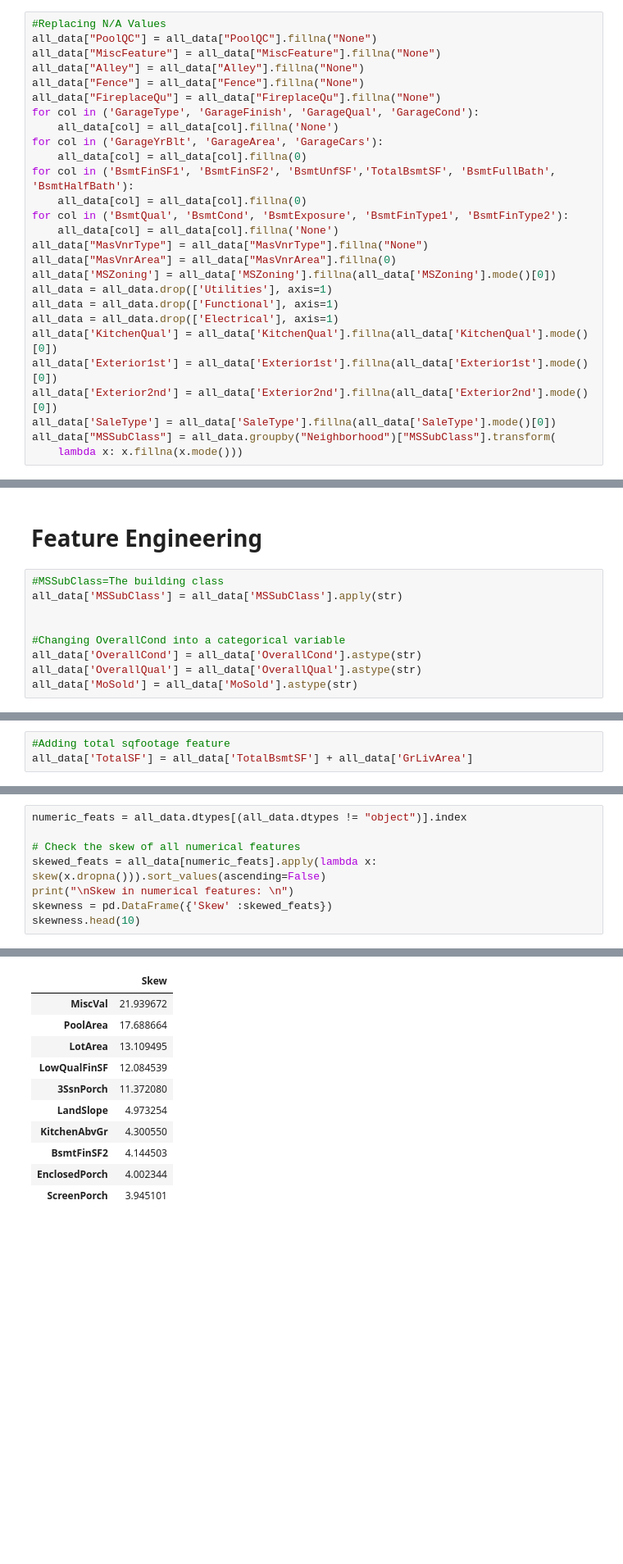
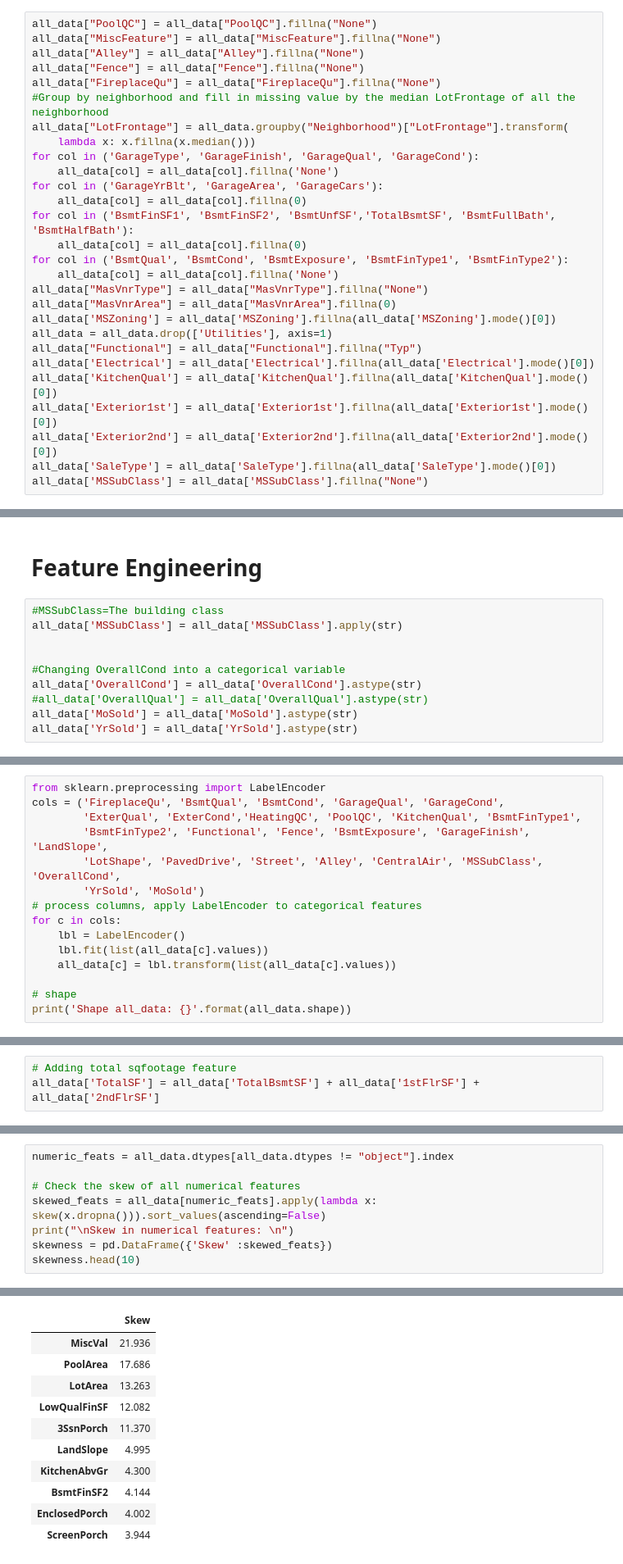
Before and after one commit to Ablomis/Kaggle, a Jupyter notebook: House Prices/HousePricesRedux.ipynb, the cells around one changed output, grey strips where cells are left out. Shown at 82% size. Saved outputs shown, nothing was run; the diff lists cells and outputs as text; blank space fills up the shorter version.

```diff
--- a/House Prices/HousePricesRedux.ipynb
+++ b/House Prices/HousePricesRedux.ipynb
@@ -197,10 +193,12 @@ sns.jointplot(x="LotArea", y="LotFrontage", data=train);
 # %%
-#Replacing N/A Values
 all_data["PoolQC"] = all_data["PoolQC"].fillna("None")
 all_data["MiscFeature"] = all_data["MiscFeature"].fillna("None")
 all_data["Alley"] = all_data["Alley"].fillna("None")
 all_data["Fence"] = all_data["Fence"].fillna("None")
 all_data["FireplaceQu"] = all_data["FireplaceQu"].fillna("None")
+#Group by neighborhood and fill in missing value by the median LotFrontage of all the neighborhood
+all_data["LotFrontage"] = all_data.groupby("Neighborhood")["LotFrontage"].transform(
+    lambda x: x.fillna(x.median()))
 for col in ('GarageType', 'GarageFinish', 'GarageQual', 'GarageCond'):
     all_data[col] = all_data[col].fillna('None')
 for col in ('GarageYrBlt', 'GarageArea', 'GarageCars'):
@@ -213,11 +211,10 @@ all_data["MasVnrType"] = all_data["MasVnrType"].fillna("None")
 all_data["MasVnrArea"] = all_data["MasVnrArea"].fillna(0)
 all_data['MSZoning'] = all_data['MSZoning'].fillna(all_data['MSZoning'].mode()[0])
 all_data = all_data.drop(['Utilities'], axis=1)
-all_data = all_data.drop(['Functional'], axis=1)
-all_data = all_data.drop(['Electrical'], axis=1)
+all_data["Functional"] = all_data["Functional"].fillna("Typ")
+all_data['Electrical'] = all_data['Electrical'].fillna(all_data['Electrical'].mode()[0])
 all_data['KitchenQual'] = all_data['KitchenQual'].fillna(all_data['KitchenQual'].mode()[0])
 all_data['Exterior1st'] = all_data['Exterior1st'].fillna(all_data['Exterior1st'].mode()[0])
 all_data['Exterior2nd'] = all_data['Exterior2nd'].fillna(all_data['Exterior2nd'].mode()[0])
 all_data['SaleType'] = all_data['SaleType'].fillna(all_data['SaleType'].mode()[0])
-all_data["MSSubClass"] = all_data.groupby("Neighborhood")["MSSubClass"].transform(
-    lambda x: x.fillna(x.mode()))
+all_data['MSSubClass'] = all_data['MSSubClass'].fillna("None")
@@ -271,5 +235,6 @@ all_data['MSSubClass'] = all_data['MSSubClass'].apply(str)
 
 #Changing OverallCond into a categorical variable
 all_data['OverallCond'] = all_data['OverallCond'].astype(str)
-all_data['OverallQual'] = all_data['OverallQual'].astype(str)
+#all_data['OverallQual'] = all_data['OverallQual'].astype(str)
 all_data['MoSold'] = all_data['MoSold'].astype(str)
+all_data['YrSold'] = all_data['YrSold'].astype(str)
@@ -317,0 +290,15 @@ Shape all_data: (2917, 75)
+# %%
+from sklearn.preprocessing import LabelEncoder
+cols = ('FireplaceQu', 'BsmtQual', 'BsmtCond', 'GarageQual', 'GarageCond',
+        'ExterQual', 'ExterCond','HeatingQC', 'PoolQC', 'KitchenQual', 'BsmtFinType1',
+        'BsmtFinType2', 'Functional', 'Fence', 'BsmtExposure', 'GarageFinish', 'LandSlope',
+        'LotShape', 'PavedDrive', 'Street', 'Alley', 'CentralAir', 'MSSubClass', 'OverallCond',
+        'YrSold', 'MoSold')
+# process columns, apply LabelEncoder to categorical features
+for c in cols:
+    lbl = LabelEncoder()
+    lbl.fit(list(all_data[c].values))
+    all_data[c] = lbl.transform(list(all_data[c].values))
+
+# shape
+print('Shape all_data: {}'.format(all_data.shape))
@@ -318,3 +307,3 @@ Shape all_data: (2917, 75)
 # %%
-#Adding total sqfootage feature
-all_data['TotalSF'] = all_data['TotalBsmtSF'] + all_data['GrLivArea']
+# Adding total sqfootage feature
+all_data['TotalSF'] = all_data['TotalBsmtSF'] + all_data['1stFlrSF'] + all_data['2ndFlrSF']
@@ -325,22 +310,22 @@ y_train = np.log1p(y_train)
 # %%
-numeric_feats = all_data.dtypes[(all_data.dtypes != "object")].index
+numeric_feats = all_data.dtypes[all_data.dtypes != "object"].index
 
 # Check the skew of all numerical features
 skewed_feats = all_data[numeric_feats].apply(lambda x: skew(x.dropna())).sort_values(ascending=False)
 print("\nSkew in numerical features: \n")
 skewness = pd.DataFrame({'Skew' :skewed_feats})
 skewness.head(10)
 # %% [output]
 Skew in numerical features:
 |  | Skew |
-| MiscVal | 21.939672 |
-| PoolArea | 17.688664 |
-| LotArea | 13.109495 |
-| LowQualFinSF | 12.084539 |
-| 3SsnPorch | 11.372080 |
-| LandSlope | 4.973254 |
-| KitchenAbvGr | 4.300550 |
-| BsmtFinSF2 | 4.144503 |
-| EnclosedPorch | 4.002344 |
-| ScreenPorch | 3.945101 |
+| MiscVal | 21.936 |
+| PoolArea | 17.686 |
+| LotArea | 13.263 |
+| LowQualFinSF | 12.082 |
+| 3SsnPorch | 11.370 |
+| LandSlope | 4.995 |
+| KitchenAbvGr | 4.300 |
+| BsmtFinSF2 | 4.144 |
+| EnclosedPorch | 4.002 |
+| ScreenPorch | 3.944 |
 # %%
```
Also changed, not shown: parts of 76 cells of this notebook.
